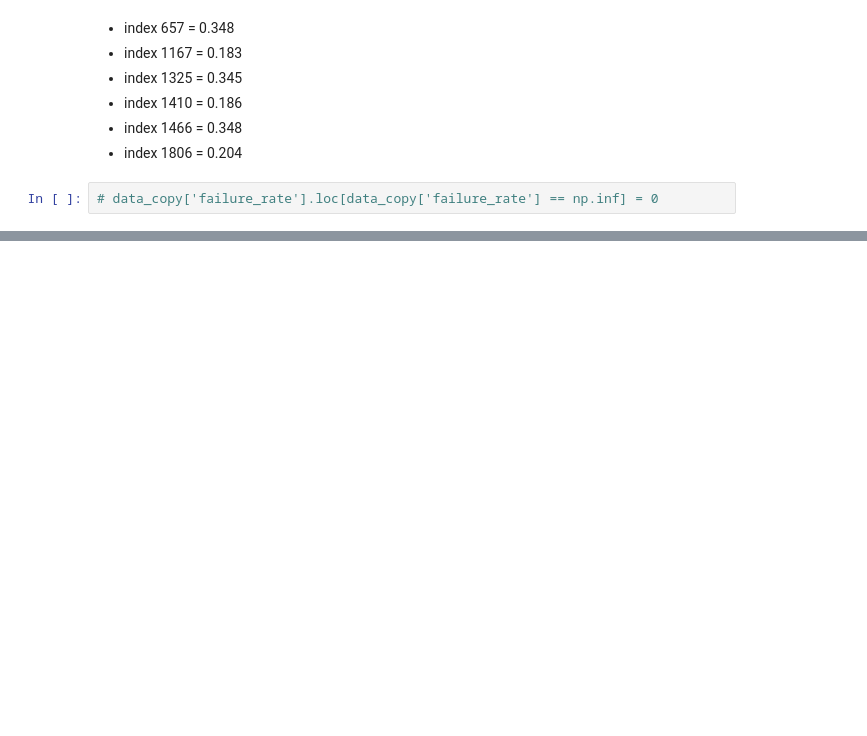
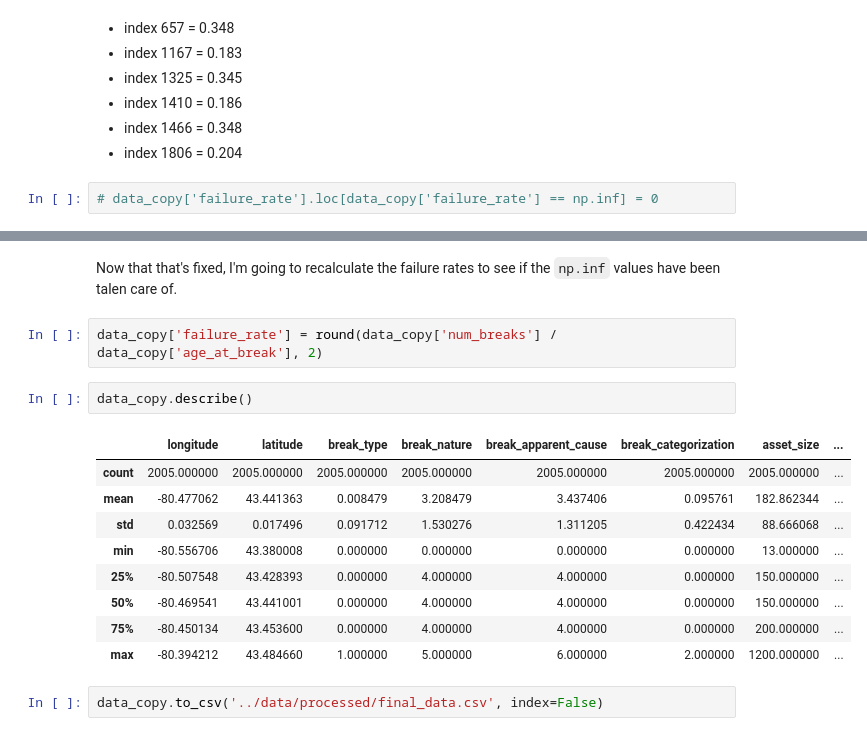
Before and after one commit to js3lliott/water-main-break-prediction-KW, a Jupyter notebook: nbs/feature_eng_preprocessing.ipynb, the cells around one changed output, grey strips where cells are left out. Saved outputs shown, nothing was run; the diff lists cells and outputs as text; blank space fills up the shorter version.

Commit message:
fixed zero-valued ages, np.inf values, and modified initial preprocessing notebook

```diff
--- a/nbs/feature_eng_preprocessing.ipynb
+++ b/nbs/feature_eng_preprocessing.ipynb
@@ -853,0 +901,18 @@ data_copy.loc[1806, ['age_at_break']] = 0.204
+# %% [markdown]
+Now that that's fixed, I'm going to recalculate the failure rates to see if the `np.inf` values have been talen care of.
+# %%
+data_copy['failure_rate'] = round(data_copy['num_breaks'] / data_copy['age_at_break'], 2)
+# %%
+data_copy.describe()
+# %% [output]
+|  | longitude | latitude | break_type | break_nature | break_apparent_cause | break_categorization | asset_size | ... |
+| count | 2005.000000 | 2005.000000 | 2005.000000 | 2005.000000 | 2005.000000 | 2005.000000 | 2005.000000 | ... |
+| mean | -80.477062 | 43.441363 | 0.008479 | 3.208479 | 3.437406 | 0.095761 | 182.862344 | ... |
+| std | 0.032569 | 0.017496 | 0.091712 | 1.530276 | 1.311205 | 0.422434 | 88.666068 | ... |
+| min | -80.556706 | 43.380008 | 0.000000 | 0.000000 | 0.000000 | 0.000000 | 13.000000 | ... |
+| 25% | -80.507548 | 43.428393 | 0.000000 | 4.000000 | 4.000000 | 0.000000 | 150.000000 | ... |
+| 50% | -80.469541 | 43.441001 | 0.000000 | 4.000000 | 4.000000 | 0.000000 | 150.000000 | ... |
+| 75% | -80.450134 | 43.453600 | 0.000000 | 4.000000 | 4.000000 | 0.000000 | 200.000000 | ... |
+| max | -80.394212 | 43.484660 | 1.000000 | 5.000000 | 6.000000 | 2.000000 | 1200.000000 | ... |
+# %%
+data_copy.to_csv('../data/processed/final_data.csv', index=False)
```
Also changed, not shown: parts of 16 cells of this notebook, 2 other files.
